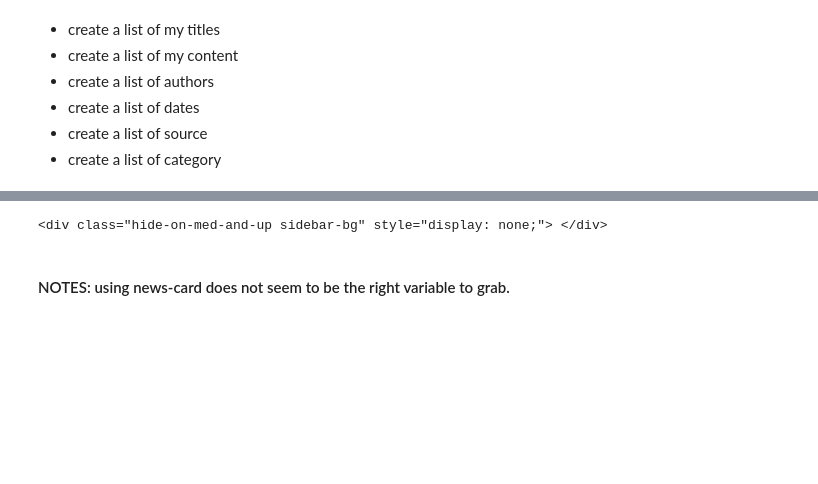
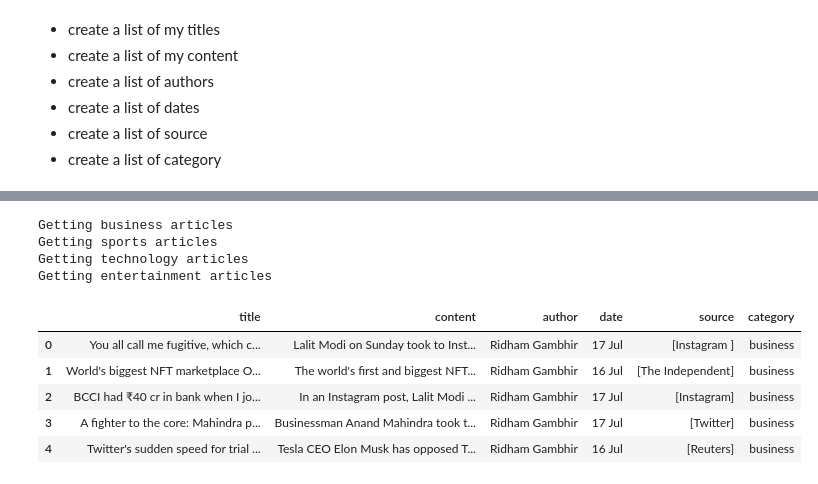
Before and after one commit to jeneyring/nlp-exercises, a Jupyter notebook: acquire_codeup_blog_notebook.ipynb, the cells around one changed output, grey strips where cells are left out. Saved outputs shown, nothing was run; the diff lists cells and outputs as text; code cells hidden in the pictures; blank space fills up the shorter version.

```diff
--- a/acquire_codeup_blog_notebook.ipynb
+++ b/acquire_codeup_blog_notebook.ipynb
@@ -221,0 +204,4 @@ blog_date
+# %%
+#finding the article content:
+content = article.find("div", itemprop = "articleBody").text
+content
@@ -295,32 +288,21 @@ get_news_article('entertainment')
 - create a list of source
 - create a list of category
 # %%
-#attempt one (loop only grabs one and copies it forever.....)
-def get_news_articles(category):
-    """this function pulls all inshorts news articles and reassigns the tile and content of the articles
-    by categoryinto a dicitionary"""
+#creating one function that grabs all categories and
+#puts them into one dictionary, while adding a cache of the data:
 
-    url = "https://inshorts.com/en/read/"+category
-    #establishing a header for access:
-    headers = {'User-Agent': 'Codeup Data Science Student'}
-    response = get(url, headers=headers)
+def get_news_articles(use_cache = True):
+    if os.path.exists('news_articles.json') and use_cache:
+        return pd.read_json('news_articles.json')
 
-     # Make a soup variable holding the response content
-    news_soup = BeautifulSoup(response.content, 'html.parser')
+    categories = ['business', 'sports', 'technology', 'entertainment']
 
-    raw_articles = news_soup.select('div', class_='news-card z-depth-1')
     articles = []
 
-    for raw_article in raw_articles:
+    for category in categories:
+        print(f'Getting {category} articles')
+        articles.extend(parse_news_page(category))
 
-        article = {}
-        article['title'] = news_soup.find("span", itemprop = "headline").text
-        article['content'] = news_soup.find("div", itemprop = "articleBody").text
-        article['author'] = news_soup.find("span", class_ = "author").text
-        article['date'] = news_soup.find("span", class_ = "date").text
-        article['source'] = news_soup.find("a", class_ = "source").text
-        article['category'] = category
-
-        articles.append(article)
-
-    return articles
+    df = pd.DataFrame(articles)
+    df.to_json('news_articles.json', orient ='records')
+    return df
@@ -355,6 +308,0 @@ get_news_articles('business')
-# %%
-raw_articles[2]
-# %% [output]
-<div class="hide-on-med-and-up sidebar-bg" style="display: none;"> </div>
-# %% [markdown]
-#### NOTES: using news-card does not seem to be the right variable to grab.
@@ -363,0 +309,18 @@ for t in topics
+# %%
+#testing (note: print and function data from Kristofer Rivera)
+df = get_news_articles()
+# %% [output]
+Getting business articles
+Getting sports articles
+Getting technology articles
+Getting entertainment articles
+# %%
+#viewing head:
+df.head()
+# %% [output]
+|  | title | content | author | date | source | category |
+| 0 | You all call me fugitive, which c... | Lalit Modi on Sunday took to Inst... | Ridham Gambhir | 17 Jul | [Instagram ] | business |
+| 1 | World's biggest NFT marketplace O... | The world's first and biggest NFT... | Ridham Gambhir | 16 Jul | [The Independent] | business |
+| 2 | BCCI had ₹40 cr in bank when I jo... | In an Instagram post, Lalit Modi ... | Ridham Gambhir | 17 Jul | [Instagram] | business |
+| 3 | A fighter to the core: Mahindra p... | Businessman Anand Mahindra took t... | Ridham Gambhir | 17 Jul | [Twitter] | business |
+| 4 | Twitter's sudden speed for trial ... | Tesla CEO Elon Musk has opposed T... | Ridham Gambhir | 16 Jul | [Reuters] | business |
```
Also changed, not shown: parts of 25 cells of this notebook, 2 other files.
